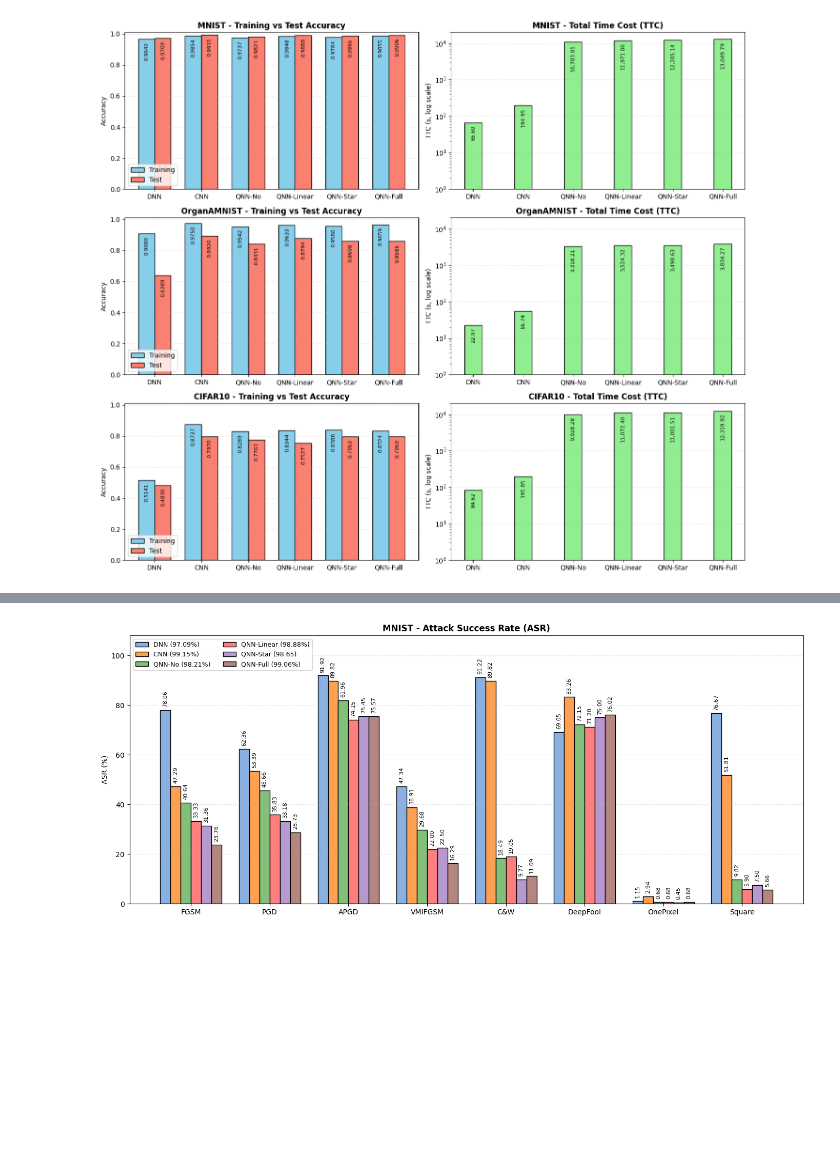
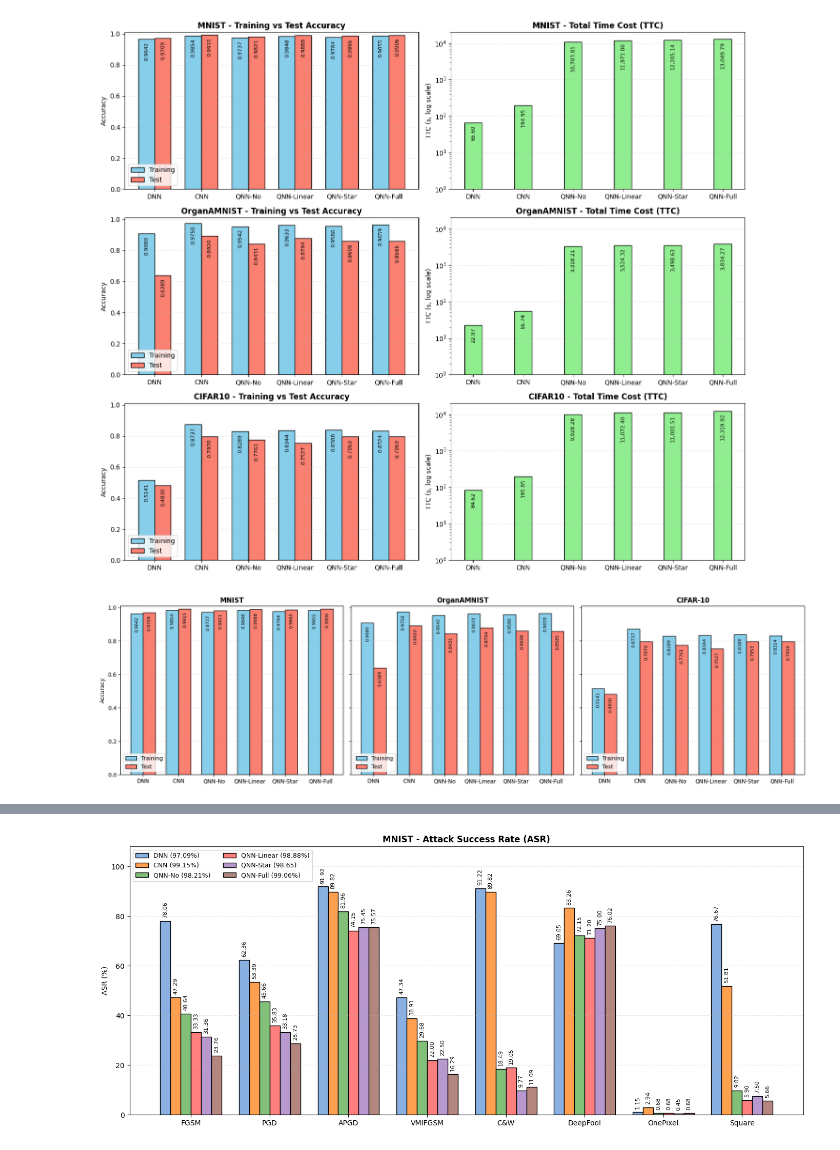
Before and after one commit to n-azimi/QShield, a Jupyter notebook: docs/Results.ipynb, the cells around one changed output, grey strips where cells are left out. Saved outputs shown, nothing was run; the diff lists cells and outputs as text; code cells hidden in the pictures; blank space fills up the shorter version.

Commit message:
Add notebook with results visualization charts

```diff
--- a/docs/Results.ipynb
+++ b/docs/Results.ipynb
@@ -82,3 +82,52 @@ plt.tight_layout()
 plt.show()
 # %% [output]
 [figure]
+# %%
+import numpy as np
+import matplotlib.pyplot as plt
+
+# Data
+datasets = ["MNIST", "OrganAMNIST", "CIFAR-10"]
+models = ["DNN", "CNN", "QNN-No", "QNN-Linear", "QNN-Star", "QNN-Full"]
+
+train_acc = {
+    "MNIST": [0.9642, 0.9854, 0.9737, 0.9848, 0.9784, 0.9855],
+    "OrganAMNIST": [0.9080, 0.9750, 0.9542, 0.9633, 0.9580, 0.9659],
+    "CIFAR-10": [0.5141, 0.8737, 0.8289, 0.8344, 0.8388, 0.8324],
+}
+
+test_acc = {
+    "MNIST": [0.9709, 0.9915, 0.9821, 0.9888, 0.9865, 0.9906],
+    "OrganAMNIST": [0.6389, 0.8920, 0.8431, 0.8794, 0.8608, 0.8585],
+    "CIFAR-10": [0.4830, 0.7970, 0.7761, 0.7527, 0.7953, 0.7959],
+}
+
+# --- Plotting 1x3 (3 charts side by side) ---
+fig, axes = plt.subplots(1, 3, figsize=(18, 5), sharey=True)
+
+for col, dataset in enumerate(datasets):
+    ax = axes[col]
+    x = np.arange(len(models))
+    width = 0.35
+
+    bars1 = ax.bar(x - width/2, train_acc[dataset], width, label="Training", color="skyblue", edgecolor="black")
+    bars2 = ax.bar(x + width/2, test_acc[dataset], width, label="Test", color="salmon", edgecolor="black")
+
+    for bars in [bars1, bars2]:
+        for bar in bars:
+            height = bar.get_height()
+            ax.text(bar.get_x() + bar.get_width()/2, height - 0.02, f"{height:.4f}",
+                    ha="center", va="top", fontsize=8, rotation=90)
+
+    ax.set_title(f"{dataset}", fontsize=12, fontweight="bold")
+    ax.set_ylabel("Accuracy" if col == 0 else "")
+    ax.set_xticks(x)
+    ax.set_ylim(0, 1.01)
+    ax.set_xticklabels(models, rotation=0, ha="center")
+    ax.legend(loc="lower left")
+    ax.grid(axis="y", linestyle="--", alpha=0.3)
+
+plt.tight_layout()
+plt.show()
+# %% [output]
+[figure, added]
```
Also changed, not shown: parts of 3 cells of this notebook.
